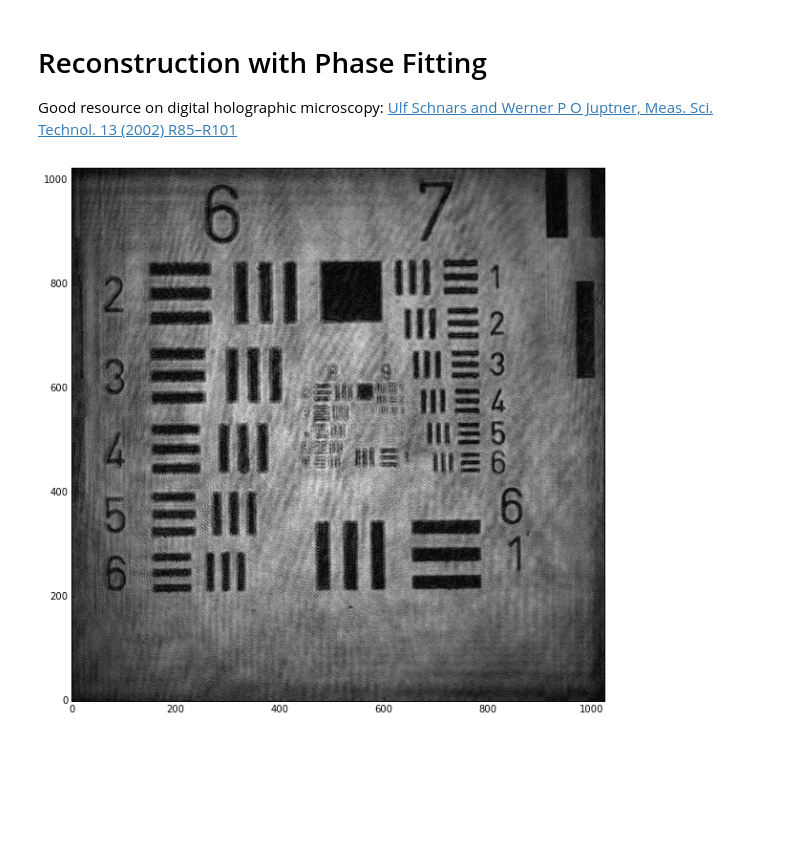
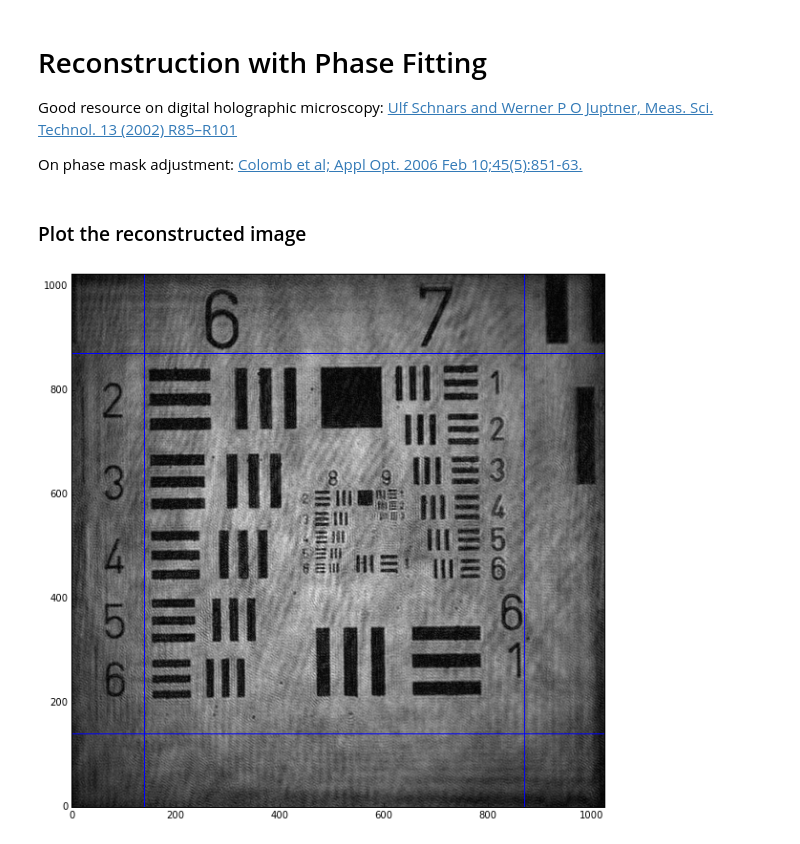
Before and after one commit to bmorris3/SHAMU, a Jupyter notebook: reconstruction.ipynb, the cells around one changed output. Saved outputs shown, nothing was run; the diff lists cells and outputs as text; code cells hidden in the pictures; blank space fills up the shorter version.

```diff
--- a/reconstruction.ipynb
+++ b/reconstruction.ipynb
@@ -2,6 +2,8 @@
 # Reconstruction with Phase Fitting
 
 Good resource on digital holographic microscopy: [Ulf Schnars and Werner P O Juptner, Meas. Sci. Technol. 13 (2002) R85–R101](http://x-ray.ucsd.edu/mediawiki/images/d/df/Digital_recording_numerical_reconstruction.pdf)
+
+On phase mask adjustment: [Colomb et al; Appl Opt. 2006 Feb 10;45(5):851-63.](http://www.ncbi.nlm.nih.gov/pubmed/16512526)
 # %%
 %matplotlib inline
 from PIL import Image
@@ -134,8 +195,15 @@ img2 = peakshift(img2, [N/2, N/2]) #MATLAB index correction
+# %% [markdown]
+### Plot the reconstructed image
 # %%
-magimg2 = np.abs(img2)
-pimg2 = np.arctan(np.imag(img2)/np.real(img2))
+magimg2 = np.abs(reconstructed_image)
+pimg2 = np.arctan(np.imag(reconstructed_image)/np.real(reconstructed_image))
 fig, ax = plt.subplots(figsize=(10,10))
 ax.imshow(magimg2[::-1,::-1], cmap=plt.cm.binary_r, origin='lower')
+
+plt.axhline(870)
+plt.axvline(140)
+plt.axhline(140)
+plt.axvline(870)
 plt.show()
 # %% [output]
-[figure, old version]
+[figure, new version]
```
Also changed, not shown: parts of 7 cells of this notebook.
